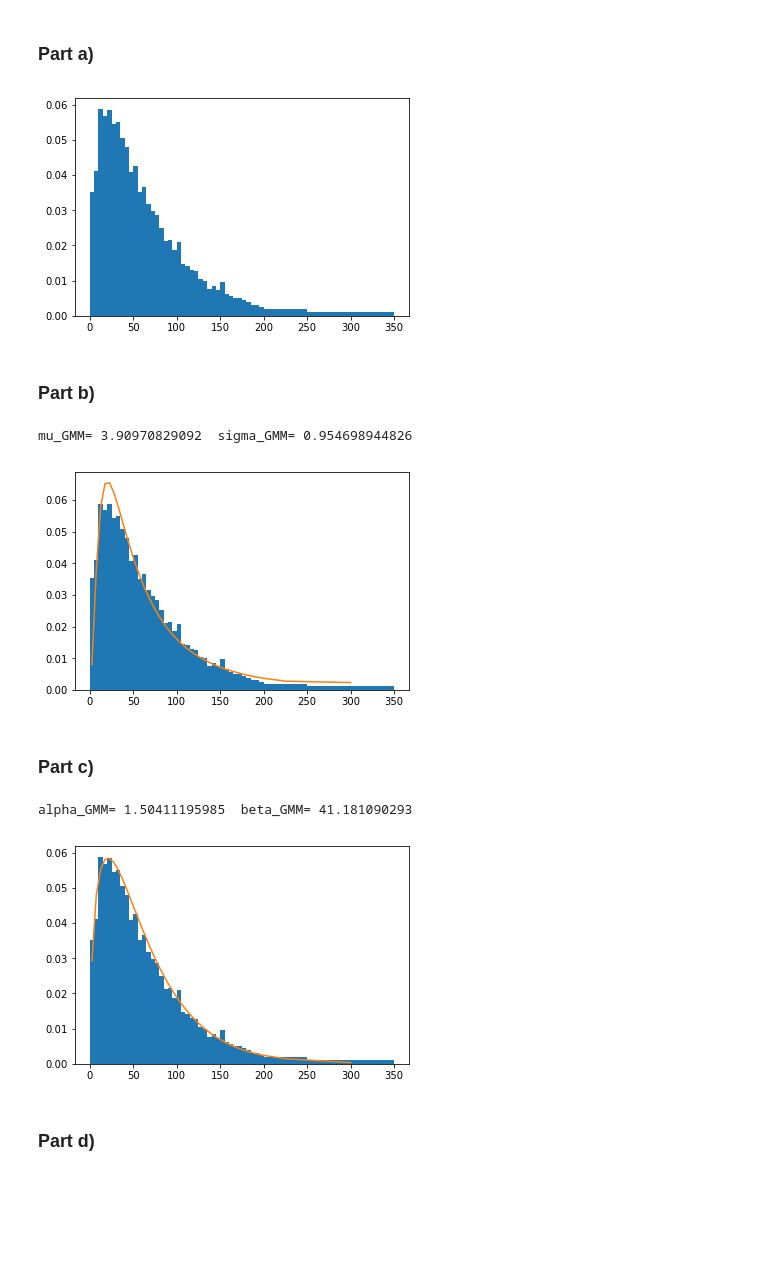
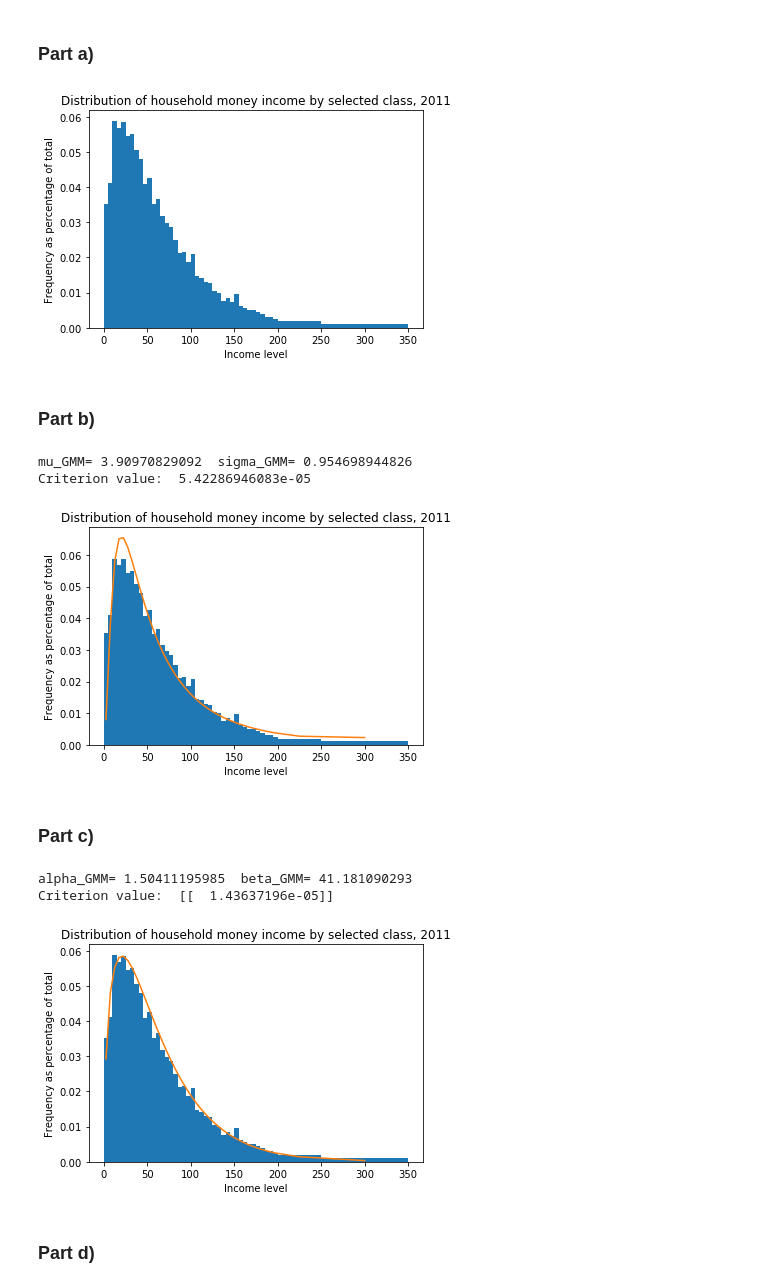
Before and after one commit to johnrwilson/BootCamp2017, a Jupyter notebook: ProbSets/Econ/Week4_Stuct_Est/Problem3.ipynb, the cells around one changed output. Cells and saved outputs as stored; diff of their text form; code cells hidden in the pictures; blank space fills up the shorter version.

```diff
--- a/ProbSets/Econ/Week4_Stuct_Est/Problem3.ipynb
+++ b/ProbSets/Econ/Week4_Stuct_Est/Problem3.ipynb
@@ -27,9 +27,12 @@ weights_adj = np.copy(weights)
 weights_adj[-2] /= 10
 weights_adj[-1] /= 20
 vals, bins, fig = plt.hist(data[:,1]/1000,bins = bins, weights = weights_adj)
+plt.title("Distribution of household money income by selected class, 2011")
+plt.xlabel("Income level")
+plt.ylabel("Frequency as percentage of total")
 plt.show()
 # %% [output]
-[figure, old version]
+[figure, new version]
 # %% [markdown]
 ### Part b)
 # %%
@@ -70,22 +73,27 @@ results = opt.minimize(criterion, init_vec, \
 # %%
 mu_GMM, sigma_GMM = results.x
 crit_ln = results.fun
 print("mu_GMM=",mu_GMM, " sigma_GMM=",sigma_GMM)
+print("Criterion value: ",crit_ln)
 fxln = lambda x: sts.lognorm.cdf(x, sigma_GMM, scale = np.exp(mu_GMM))
 moments_ln = np.empty(n)
 for i in range(n):
     if i == n-1:
         moments_ln[i] = fxln(np.inf) - fxln(left[-1])
     else:
         moments_ln[i] = fxln(right[i]) - fxln(left[i])
 moments_ln[-1] /= 20
 moments_ln[-2] /= 10
 vals, bins, fig = plt.hist(data[:,1]/1000,bins = bins, weights = weights_adj)
 plt.plot(midpoints,moments_ln)
+plt.title("Distribution of household money income by selected class, 2011")
+plt.xlabel("Income level")
+plt.ylabel("Frequency as percentage of total")
 plt.show()
 # %% [output]
 mu_GMM= 3.90970829092  sigma_GMM= 0.954698944826
+Criterion value:  5.42286946083e-05
-[figure, old version]
+[figure, new version]
 # %% [markdown]
 ### Part c)
 # %%
@@ -126,6 +134,7 @@ results = opt.minimize(criterion_GA, init_vec, \
 alpha_GMM, beta_GMM = results.x
 crit_gamma = results.fun
 print("alpha_GMM=",alpha_GMM, " beta_GMM=",beta_GMM)
+print("Criterion value: ", crit_gamma)
 fx = lambda x: sts.gamma.cdf(x, alpha_GMM, scale=beta_GMM)
 moments_gamma = np.empty(len(bins)-1)
 for i in range(n):
@@ -137,10 +146,14 @@ moments_gamma[-1] /= 20
 moments_gamma[-2] /= 10
 vals, bins, fig = plt.hist(data[:,1]/1000,bins = bins, weights = weights_adj)
 plt.plot(midpoints,moments_gamma)
+plt.title("Distribution of household money income by selected class, 2011")
+plt.xlabel("Income level")
+plt.ylabel("Frequency as percentage of total")
 plt.show()
 # %% [output]
 alpha_GMM= 1.50411195985  beta_GMM= 41.181090293
+Criterion value:  [[  1.43637196e-05]]
-[figure, old version]
+[figure, new version]
 # %% [markdown]
 ### Part d)
 # %%
```
Also changed, not shown: parts of 2 cells of this notebook, 3 other files.
